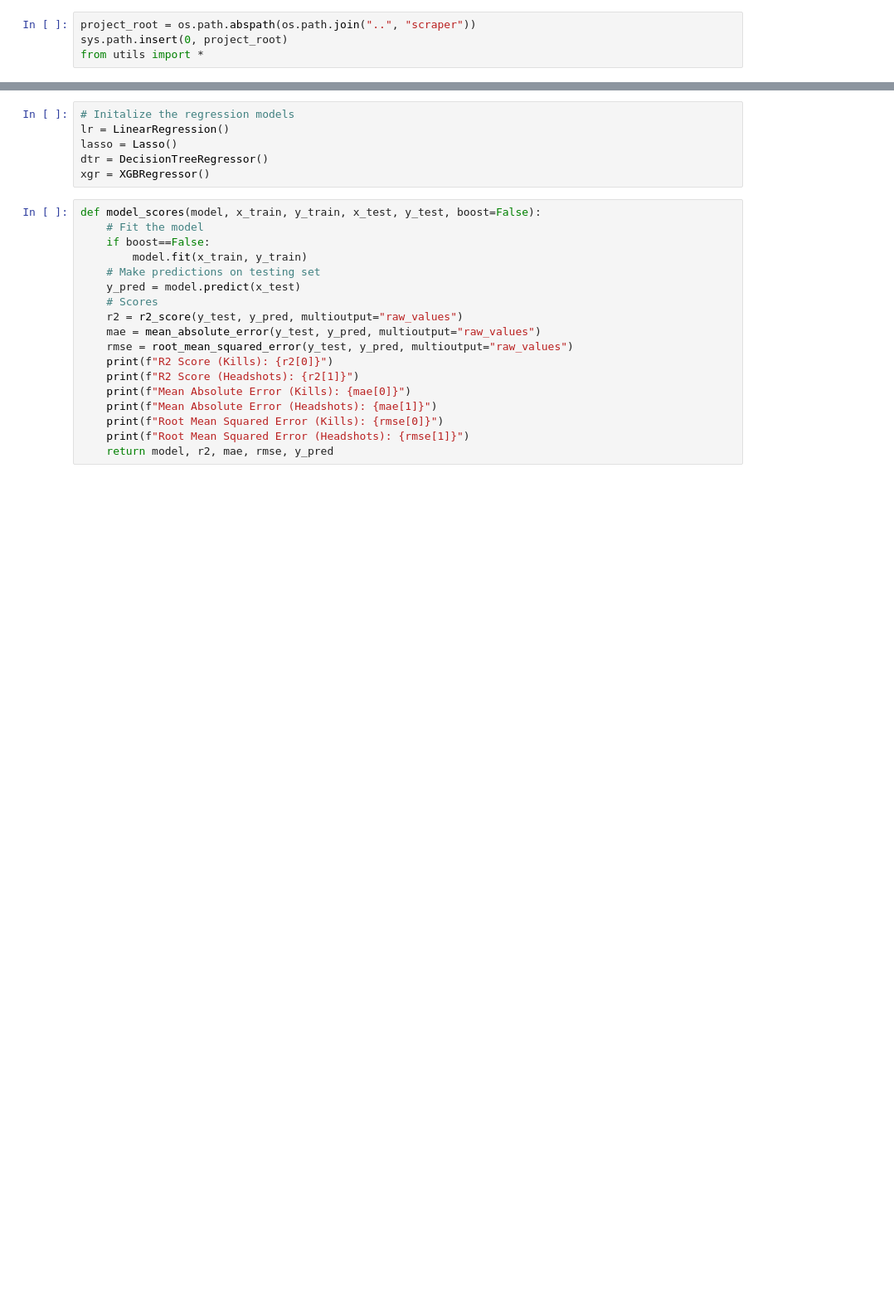
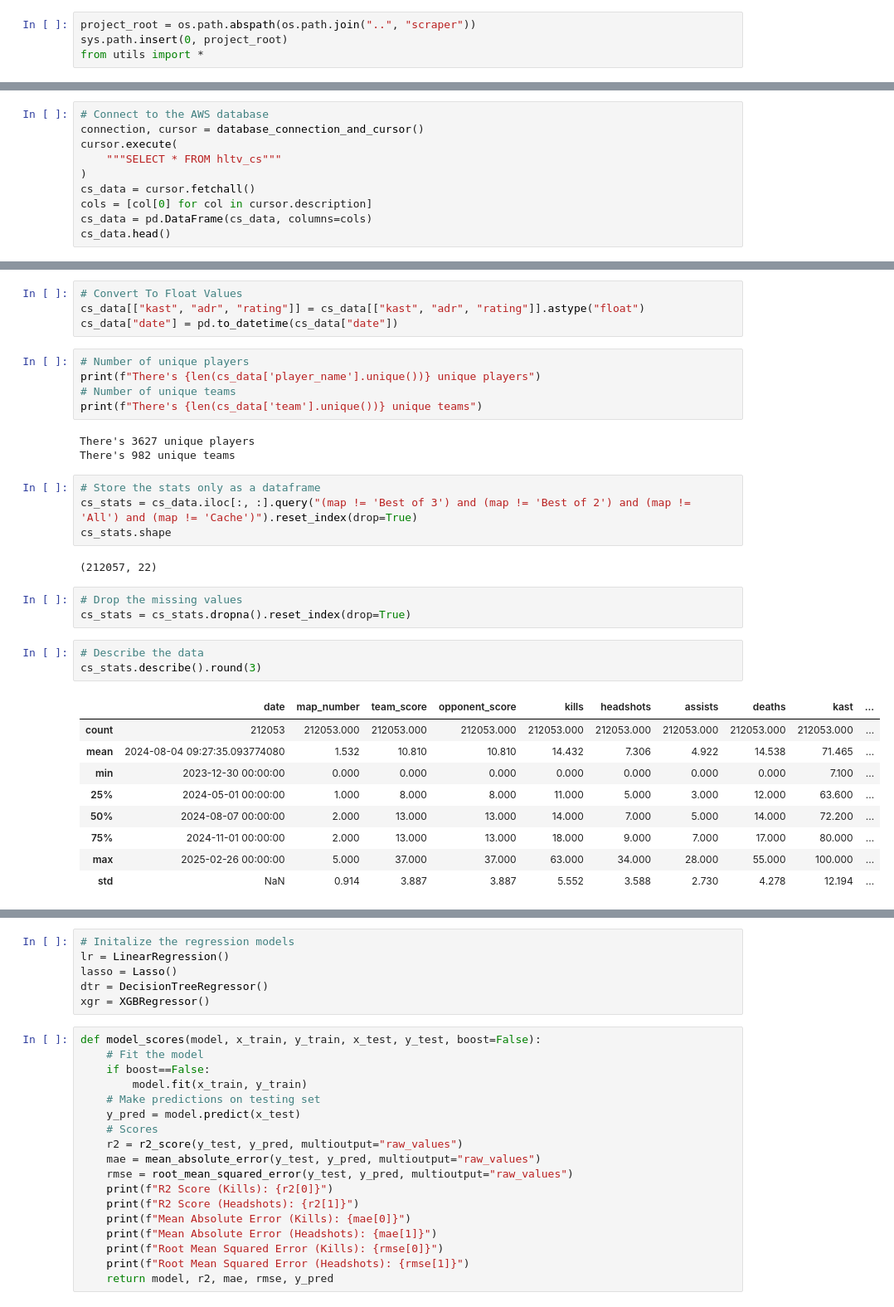
Before and after one commit to kazirshahria/csgo_ml_project, a Jupyter notebook: notebooks/ml_model.ipynb, the cells around one changed output, grey strips where cells are left out. Shown at 83% size. Drawn from its saved outputs; the diff is of its cells as text; blank space fills up the shorter version.

```diff
--- a/notebooks/ml_model.ipynb
+++ b/notebooks/ml_model.ipynb
@@ -578,0 +18,10 @@ x_train, x_test, y_train, y_test = train_test_split(X, y, train_size=0.90, strat
+# %%
+# Connect to the AWS database
+connection, cursor = database_connection_and_cursor()
+cursor.execute(
+    """SELECT * FROM hltv_cs"""
+)
+cs_data = cursor.fetchall()
+cols = [col[0] for col in cursor.description]
+cs_data = pd.DataFrame(cs_data, columns=cols)
+cs_data.head()
@@ -578,0 +57,34 @@ x_train, x_test, y_train, y_test = train_test_split(X, y, train_size=0.90, strat
+# %%
+# Convert To Float Values
+cs_data[["kast", "adr", "rating"]] = cs_data[["kast", "adr", "rating"]].astype("float")
+cs_data["date"] = pd.to_datetime(cs_data["date"])
+# %%
+# Number of unique players
+print(f"There's {len(cs_data['player_name'].unique())} unique players")
+# Number of unique teams
+print(f"There's {len(cs_data['team'].unique())} unique teams")
+# %% [output]
+There's 3627 unique players
+There's 982 unique teams
+# %%
+# Store the stats only as a dataframe
+cs_stats = cs_data.iloc[:, :].query("(map != 'Best of 3') and (map != 'Best of 2') and (map != 'All') and (map != 'Cache')").reset_index(drop=True)
+cs_stats.shape
+# %% [output]
+(212057, 22)
+# %%
+# Drop the missing values
+cs_stats = cs_stats.dropna().reset_index(drop=True)
+# %%
+# Describe the data
+cs_stats.describe().round(3)
+# %% [output]
+|  | date | map_number | team_score | opponent_score | kills | headshots | assists | deaths | kast | ... |
+| count | 212053 | 212053.000 | 212053.000 | 212053.000 | 212053.000 | 212053.000 | 212053.000 | 212053.000 | 212053.000 | ... |
+| mean | 2024-08-04 09:27:35.093774080 | 1.532 | 10.810 | 10.810 | 14.432 | 7.306 | 4.922 | 14.538 | 71.465 | ... |
+| min | 2023-12-30 00:00:00 | 0.000 | 0.000 | 0.000 | 0.000 | 0.000 | 0.000 | 0.000 | 7.100 | ... |
+| 25% | 2024-05-01 00:00:00 | 1.000 | 8.000 | 8.000 | 11.000 | 5.000 | 3.000 | 12.000 | 63.600 | ... |
+| 50% | 2024-08-07 00:00:00 | 2.000 | 13.000 | 13.000 | 14.000 | 7.000 | 5.000 | 14.000 | 72.200 | ... |
+| 75% | 2024-11-01 00:00:00 | 2.000 | 13.000 | 13.000 | 18.000 | 9.000 | 7.000 | 17.000 | 80.000 | ... |
+| max | 2025-02-26 00:00:00 | 5.000 | 37.000 | 37.000 | 63.000 | 34.000 | 28.000 | 55.000 | 100.000 | ... |
+| std | NaN | 0.914 | 3.887 | 3.887 | 5.552 | 3.588 | 2.730 | 4.278 | 12.194 | ... |
```
Also changed, not shown: parts of 81 cells of this notebook.
